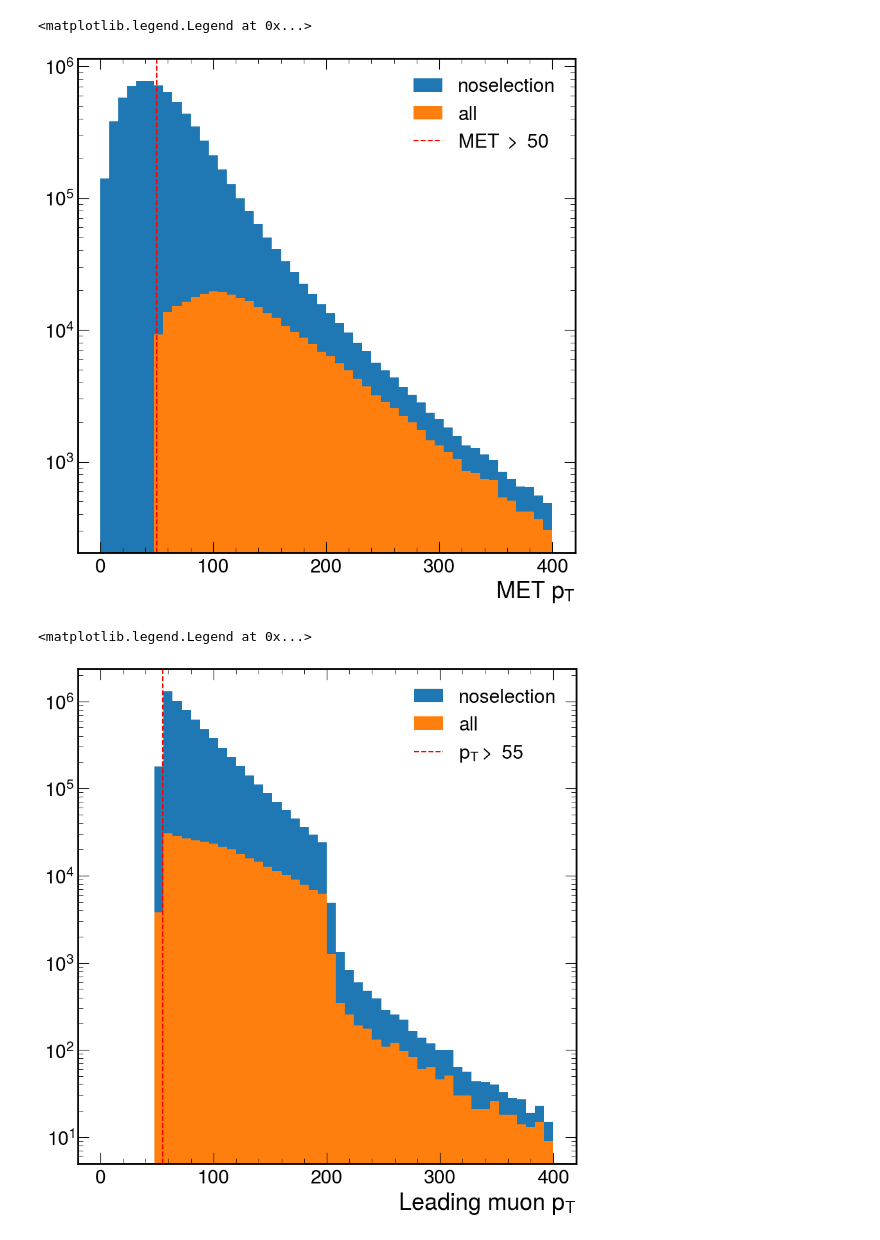
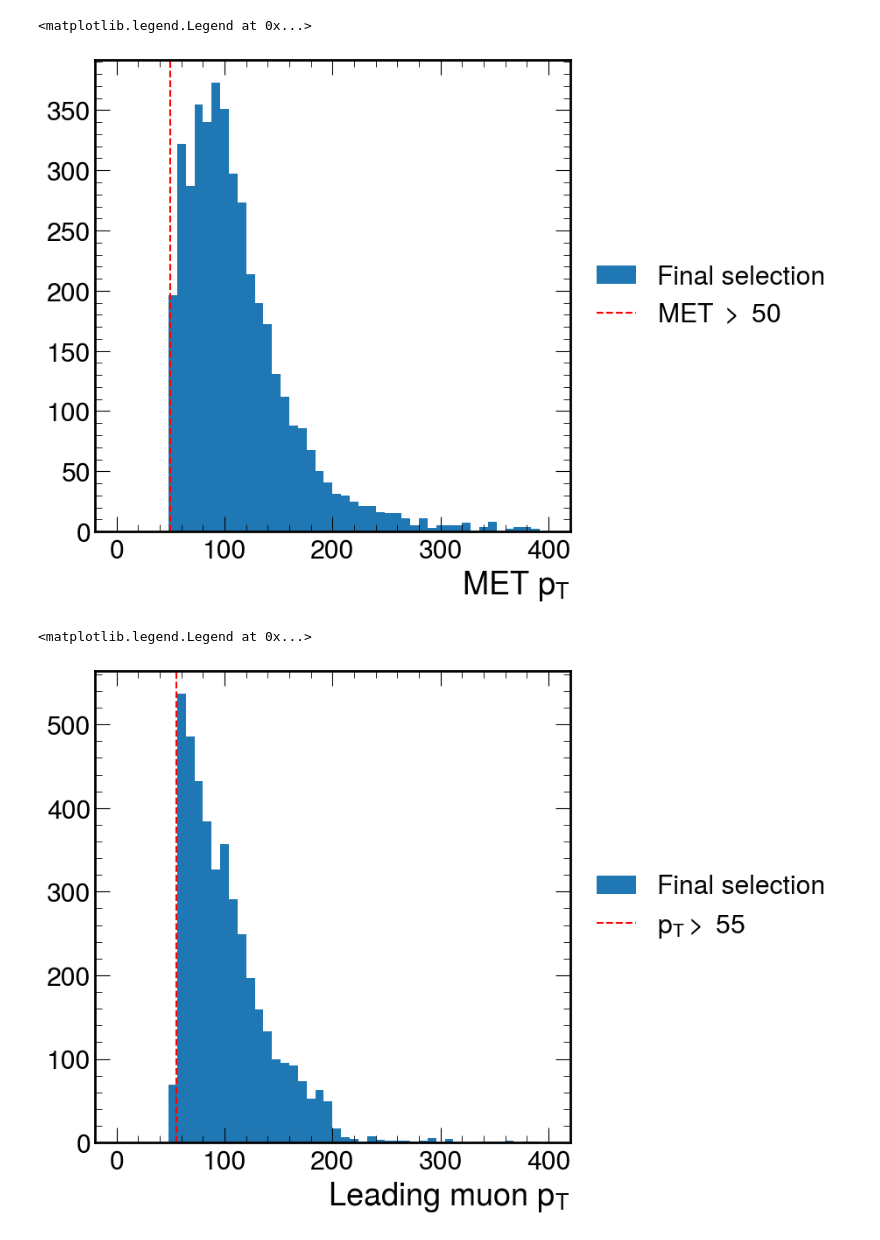
Before and after one commit to alintulu/PNCalibration, a Jupyter notebook: cutflow.ipynb, the cells around one changed output. Saved outputs shown, nothing was run; the diff lists cells and outputs as text; code cells hidden in the pictures.

```diff
--- a/cutflow.ipynb
+++ b/cutflow.ipynb
@@ -309,2 +18,4 @@ out = futures_run(
+# %%
+out = util.load("outfiles/Run3Summer22/old/cutflow_Run2022D.coffea")
 # %%
-out
+out = out[0]
@@ -372,2 +21,0 @@ print(out["cutflow"].project("pn_Hbb"))
-# %%
-out = util.load("outfiles/cutflow_Run2022D.coffea")
@@ -414,31 +22,31 @@ df.drop("Nothing").style.format("{:,.1f}")
 # %%
-fig, ax = plt.subplots()
+fig, ax = plt.subplots(figsize=(7,7))
 
-for cut in ["noselection", "all"]:
+for cut in ["all"]:
 
     h = out["met"].project("region", "pt")[hist.loc(cut), :]
 
-    mplhep.histplot(h, label=cut, yerr=False, histtype='fill', alpha=1,)
+    mplhep.histplot(h, label="Final selection", yerr=False, histtype='fill', alpha=1,)
 
-ax.set_yscale("log")
+#ax.set_yscale("log")
 ax.axvline(50, color='red',ls='--', label=r"MET $>$ 50")
-ax.legend()
+ax.legend(loc='center left', bbox_to_anchor=(1, 0.5))
 # %% [output]
 <matplotlib.legend.Legend at 0x...>
-[figure, old version]
+[figure, new version]
 # %%
-fig, ax = plt.subplots()
+fig, ax = plt.subplots(figsize=(7,7))
 
-for cut in ["noselection", "all"]:
+for cut in ["all"]:
 
     h = out["goodmuon"].project("region", "pt")[hist.loc(cut), :]
 
-    mplhep.histplot(h, label=cut, yerr=False, histtype='fill', alpha=1,)
+    mplhep.histplot(h, label="Final selection", yerr=False, histtype='fill', alpha=1,)
 
-ax.set_yscale("log")
+#ax.set_yscale("log")
 ax.axvline(55, color='red',ls='--', label=r"p$_T >$ 55")
-ax.legend()
+ax.legend(loc='center left', bbox_to_anchor=(1, 0.5))
 # %% [output]
 <matplotlib.legend.Legend at 0x...>
-[figure, old version]
+[figure, new version]
 # %%
```
Also changed, not shown: parts of 21 cells of this notebook.
